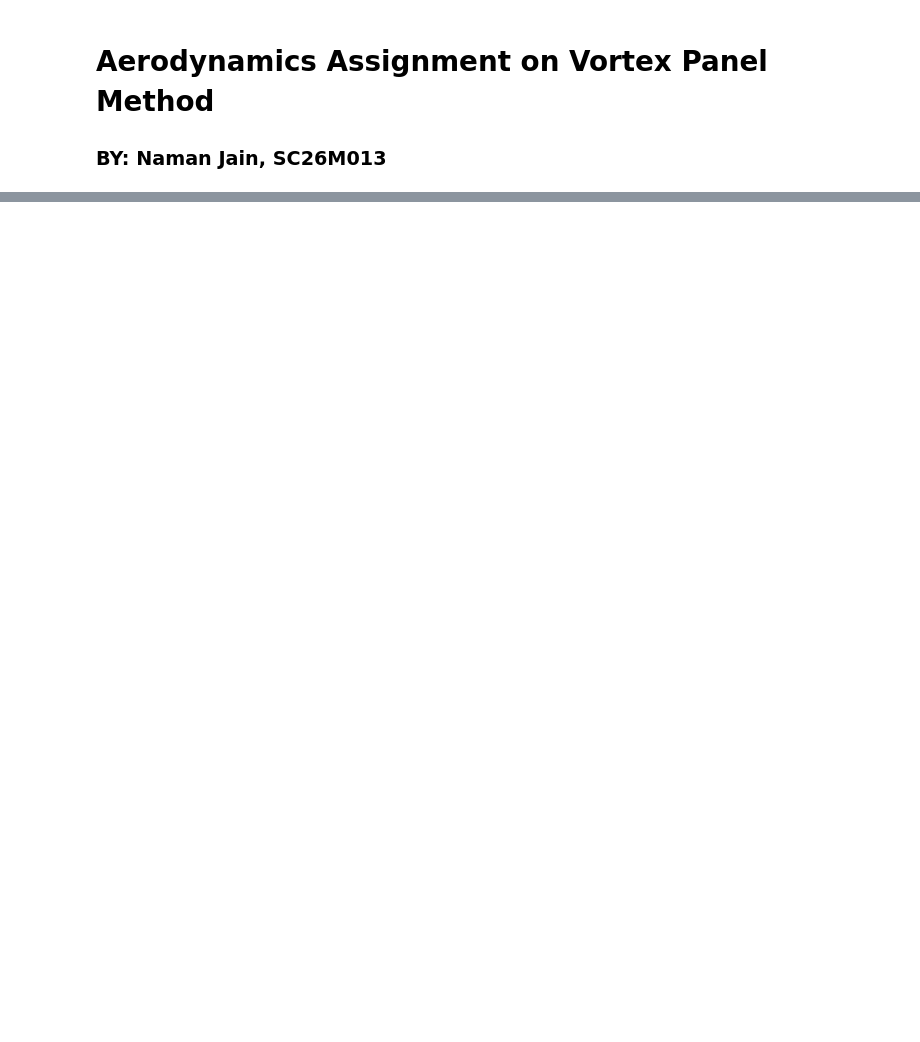
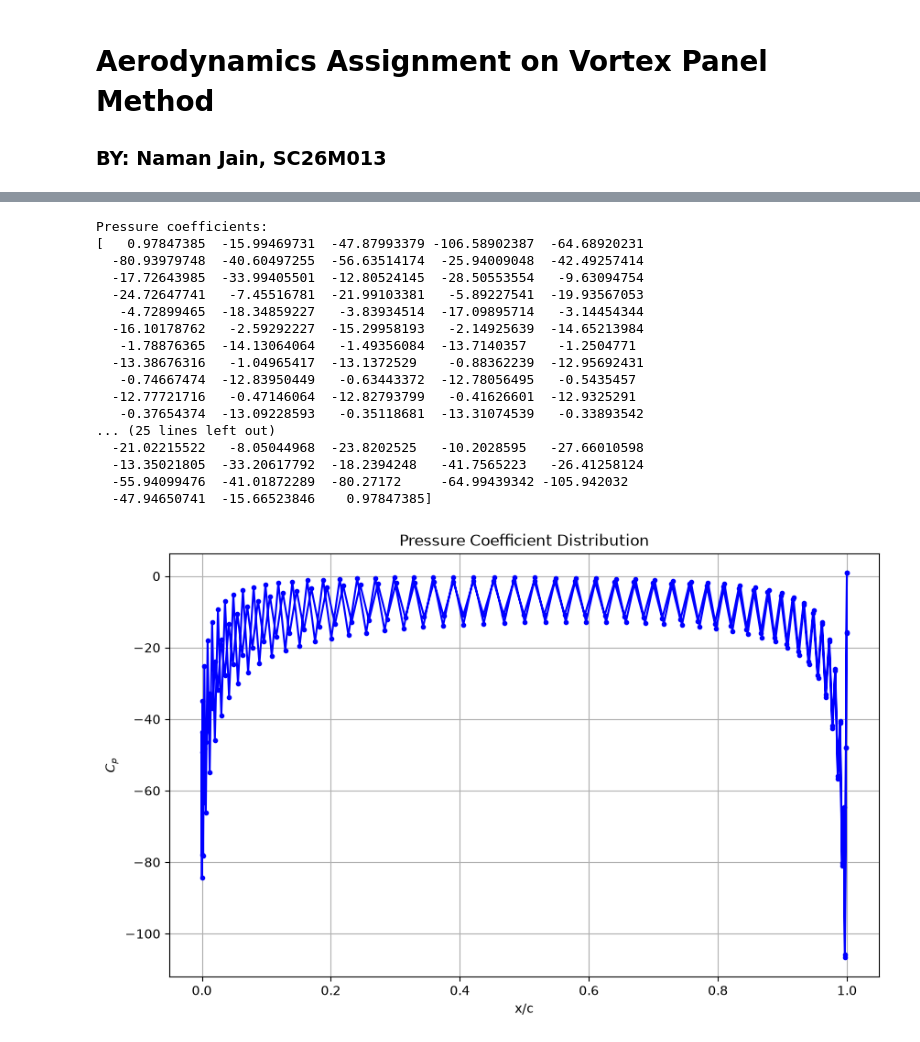
Before and after one commit to printhellonaman/Vortex-Panel-Method, a Jupyter notebook: Vortex_Panel.ipynb, the cells around one changed output, grey strips where cells are left out. Saved outputs shown, nothing was run; the diff lists cells and outputs as text; code cells hidden in the pictures; blank space fills up the shorter version.

```diff
--- a/Vortex_Panel.ipynb
+++ b/Vortex_Panel.ipynb
@@ -159,0 +231,35 @@ array([[-0.00000000e+00,  8.11114443e+00,  2.88985314e-01, ...,
+# %%
+alpha1 = np.deg2rad(5)
+Cp = 1 - (gamma[0]/10)**2
+
+print("Pressure coefficients:")
+print(Cp)
+
+plt.figure(figsize=(10,6))
+
+plt.plot(x_c, Cp, 'bo-', markersize=3)
+plt.xlabel("x/c")
+plt.ylabel("$C_p$")
+plt.title("Pressure Coefficient Distribution")
+
+plt.grid(True)
+plt.show()
+# %% [output]
+Pressure coefficients:
+[   0.97847385  -15.99469731  -47.87993379 -106.58902387  -64.68920231
+  -80.93979748  -40.60497255  -56.63514174  -25.94009048  -42.49257414
+  -17.72643985  -33.99405501  -12.80524145  -28.50553554   -9.63094754
+  -24.72647741   -7.45516781  -21.99103381   -5.89227541  -19.93567053
+   -4.72899465  -18.34859227   -3.83934514  -17.09895714   -3.14454344
+  -16.10178762   -2.59292227  -15.29958193   -2.14925639  -14.65213984
+   -1.78876365  -14.13064064   -1.49356084  -13.7140357    -1.2504771
+  -13.38676316   -1.04965417  -13.1372529    -0.88362239  -12.95692431
+   -0.74667474  -12.83950449   -0.63443372  -12.78056495   -0.5435457
+  -12.77721716   -0.47146064  -12.82793799   -0.41626601  -12.9325291
+   -0.37654374  -13.09228593   -0.35118681  -13.31074539   -0.33893542
+... (25 lines left out)
+  -21.02215522   -8.05044968  -23.8202525   -10.2028595   -27.66010598
+  -13.35021805  -33.20617792  -18.2394248   -41.7565223   -26.41258124
+  -55.94099476  -41.01872289  -80.27172     -64.99439342 -105.942032
+  -47.94650741  -15.66523846    0.97847385]
+[figure, added]
```
Also changed, not shown: parts of 6 cells of this notebook.
